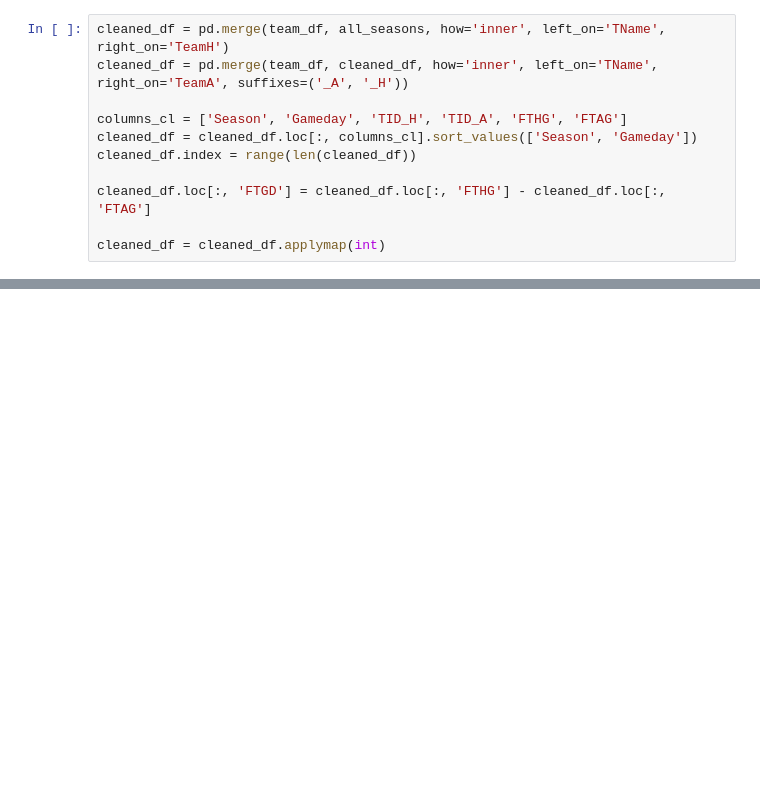
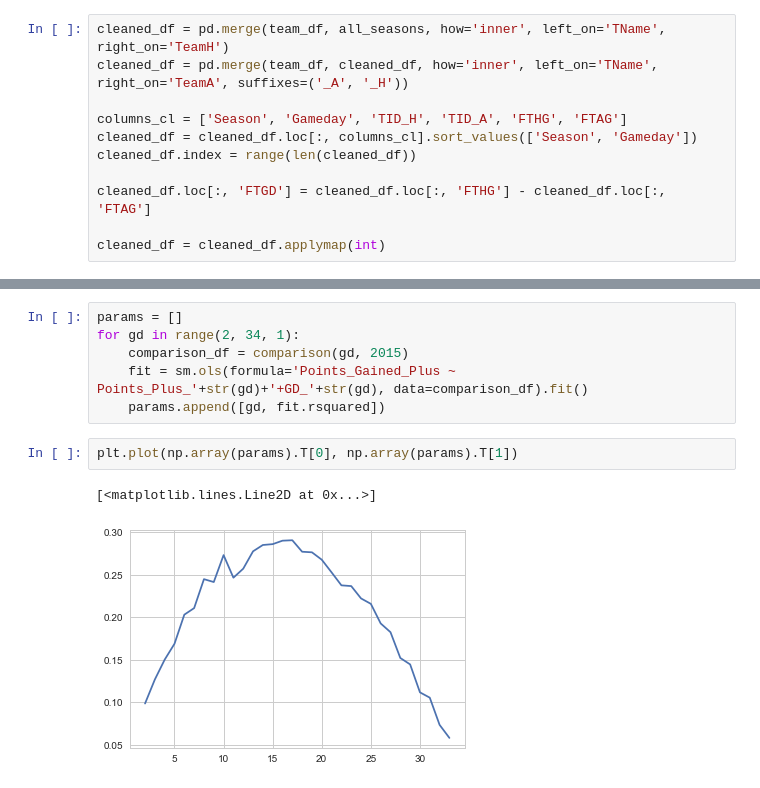
Before and after one commit to apbecker/Bundesliga_Analysis, a Jupyter notebook: Data_Analysis.ipynb, the cells around one changed output, grey strips where cells are left out. Drawn from its saved outputs; the diff is of its cells as text; blank space fills up the shorter version.

```diff
--- a/Data_Analysis.ipynb
+++ b/Data_Analysis.ipynb
@@ -105,0 +288,11 @@ table_extrap_df
+# %%
+params = []
+for gd in range(2, 34, 1):
+    comparison_df = comparison(gd, 2015)
+    fit = sm.ols(formula='Points_Gained_Plus ~ Points_Plus_'+str(gd)+'+GD_'+str(gd), data=comparison_df).fit()
+    params.append([gd, fit.rsquared])
+# %%
+plt.plot(np.array(params).T[0], np.array(params).T[1])
+# %% [output]
+[<matplotlib.lines.Line2D at 0x...>]
+[figure, added]
```
Also changed, not shown: parts of 15 cells of this notebook, 1 other file.
